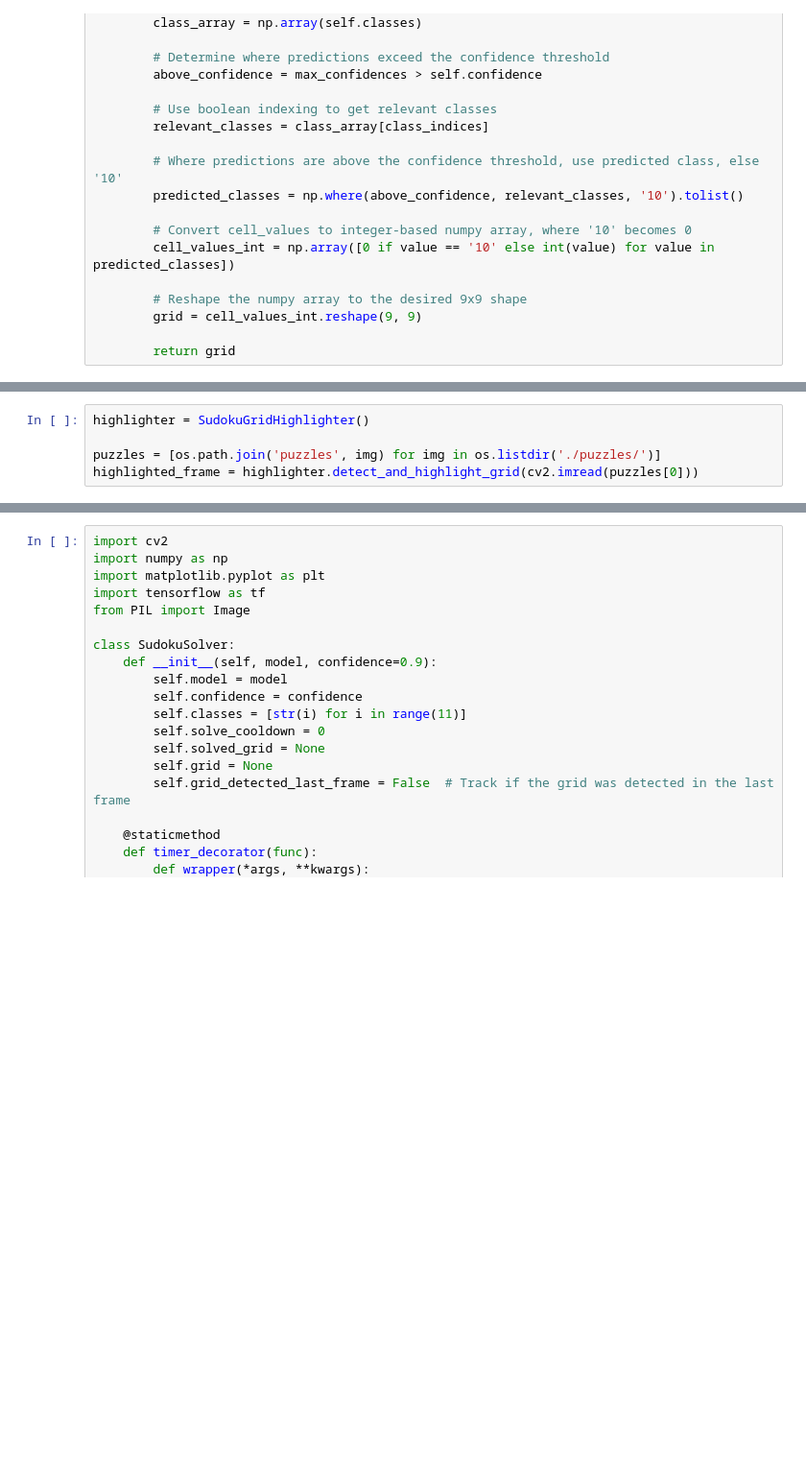
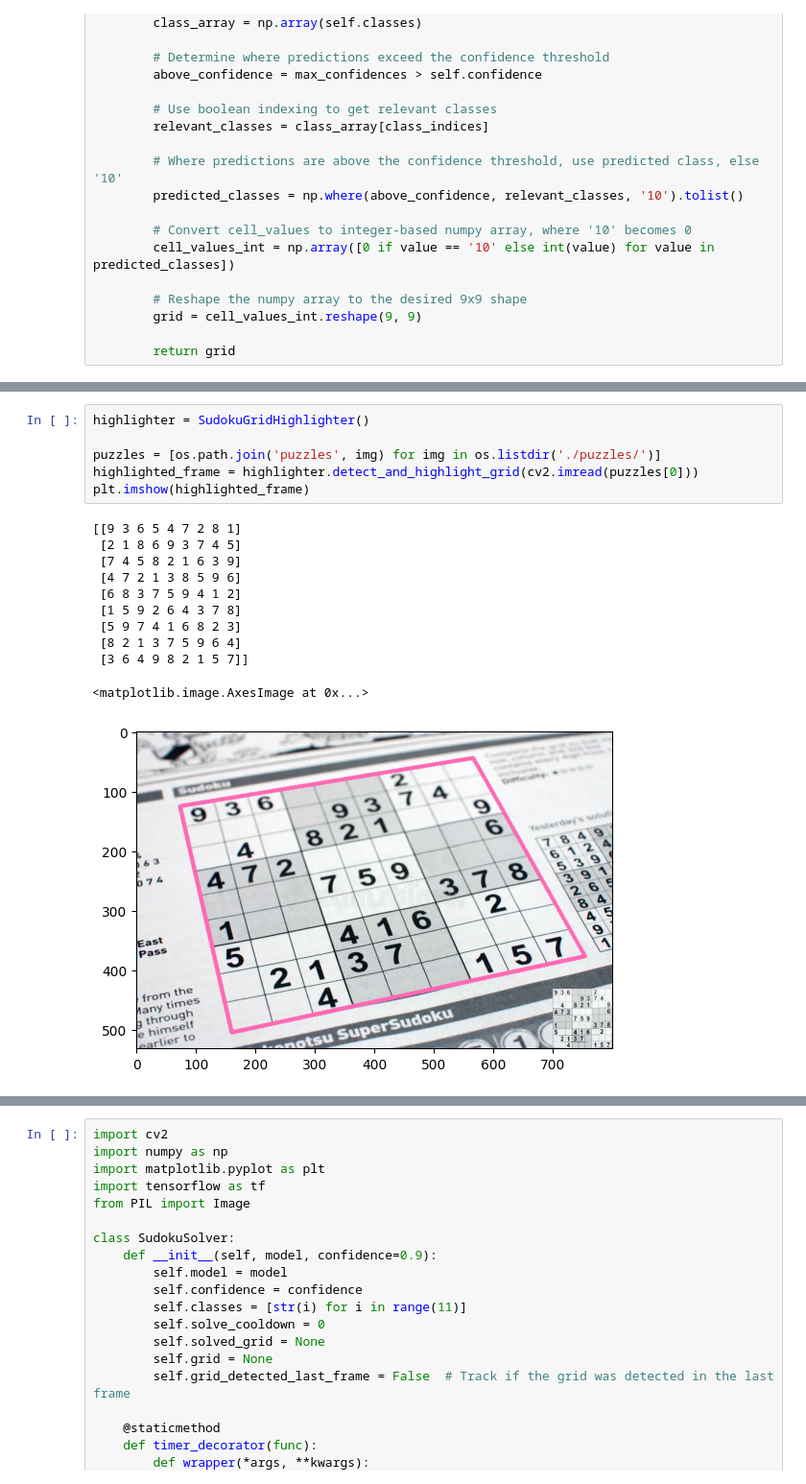
Before and after one commit to mattbarty/cv_sudoku_solver, a Jupyter notebook: cv_sudoku_solver.ipynb, the cells around one changed output, grey strips where cells are left out. Shown at 96% size. Drawn from its saved outputs; the diff is of its cells as text; blank space fills up the shorter version.

```diff
--- a/cv_sudoku_solver.ipynb
+++ b/cv_sudoku_solver.ipynb
@@ -417,8 +376,21 @@ class SudokuGridHighlighter:
 # %%
 highlighter = SudokuGridHighlighter()
 
 puzzles = [os.path.join('puzzles', img) for img in os.listdir('./puzzles/')]
 highlighted_frame = highlighter.detect_and_highlight_grid(cv2.imread(puzzles[0]))
+plt.imshow(highlighted_frame)
+# %% [output]
+[[9 3 6 5 4 7 2 8 1]
+ [2 1 8 6 9 3 7 4 5]
+ [7 4 5 8 2 1 6 3 9]
+ [4 7 2 1 3 8 5 9 6]
+ [6 8 3 7 5 9 4 1 2]
+ [1 5 9 2 6 4 3 7 8]
+ [5 9 7 4 1 6 8 2 3]
+ [8 2 1 3 7 5 9 6 4]
+ [3 6 4 9 8 2 1 5 7]]
+<matplotlib.image.AxesImage at 0x...>
+[figure, added]
 # %%
 def webcam_feed():
     highlighter = SudokuGridHighlighter()
```
Also changed, not shown: parts of 2 cells of this notebook.
